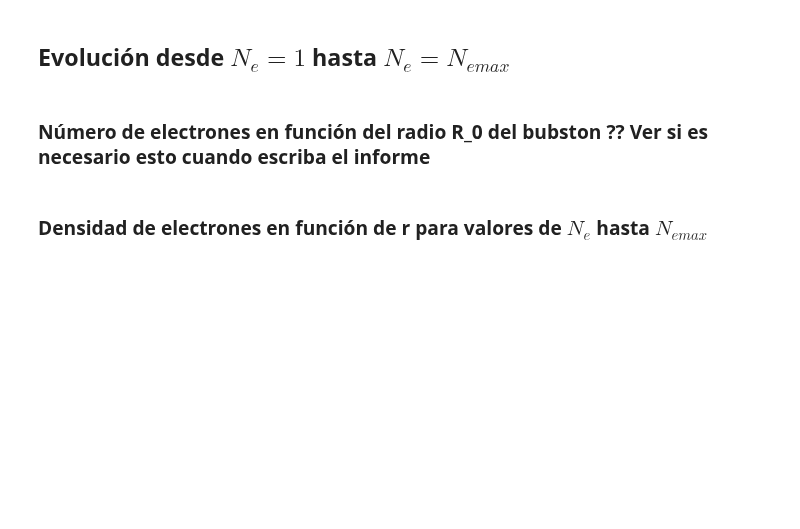
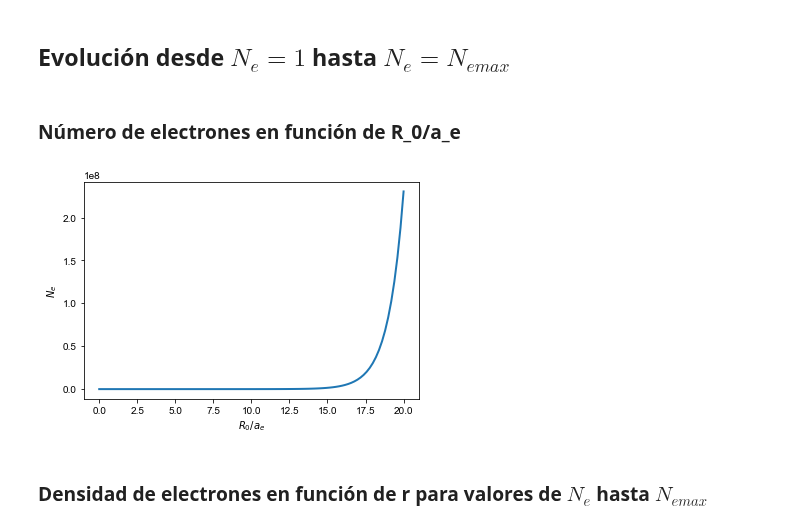
Before and after one commit to Lupama2/Vapor_en_burbuja_inicial_python, a Jupyter notebook: Tesis_informe/Figures/radio_bunkin.ipynb, the cells around one changed output. Cells and saved outputs as stored; diff of their text form; code cells hidden in the pictures; blank space fills up the shorter version.

Commit message:
Avanzo con el informe en la 2da etapa del cap 1. No compila

```diff
--- a/Tesis_informe/Figures/radio_bunkin.ipynb
+++ b/Tesis_informe/Figures/radio_bunkin.ipynb
@@ -26,7 +26,28 @@ matplotlib.rc('font', **font)
 # %% [markdown]
 ## Evolución desde $N_e = 1$ hasta $N_e = N_{e max}$
 # %% [markdown]
-### Número de electrones en función del radio R_0 del bubston ?? Ver si es necesario esto cuando escriba el informe
+### Número de electrones en función de R_0/a_e
+# %%
+#Def y = N_e*e^2/(T_e R_0)
+def y(x):
+    return (x*np.cosh(x) - np.sinh(x))/x
+
+#Arrays
+x_array = 20*np.linspace(0.0001,1,100) #Si lo inicio desde 0 da error
+y_array = y(x_array)
+
+#Gráficos
+plt.plot(x_array, y_array, linewidth = 2);
+
+# plt.legend(fontsize = 12)
+# plt.legend(loc='lower center', ncol = 4, bbox_to_anchor=(0, 1.02, 1, 0.2),fontsize = 12)
+plt.xlabel('$R_0/a_e$')
+plt.ylabel('$N_e$')
+
+#Guardo el gráfico
+plt.savefig('cap1_Ne_vs_x.pdf', format='pdf',bbox_inches = "tight")
+# %% [output]
+[figure, added]
 # %% [markdown]
 ### Densidad de electrones en función de r para valores de $N_e$ hasta $N_{e max}$
 # %%
```
Also changed, not shown: 9 other files.
